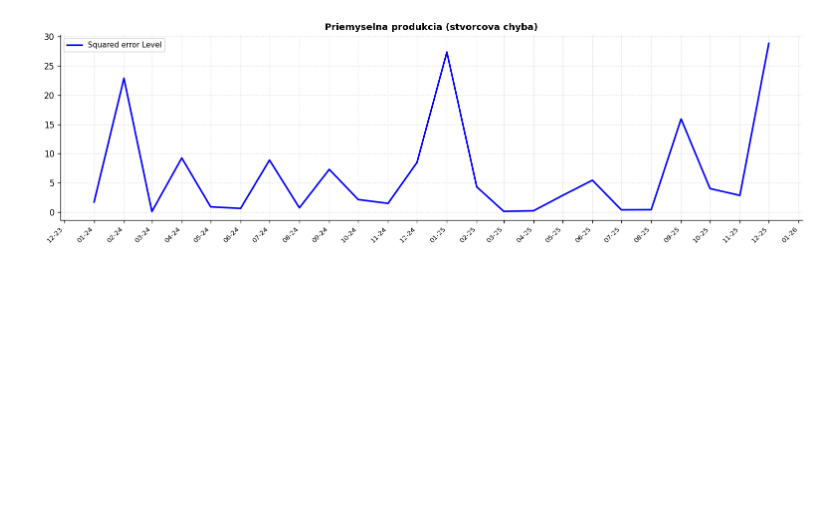
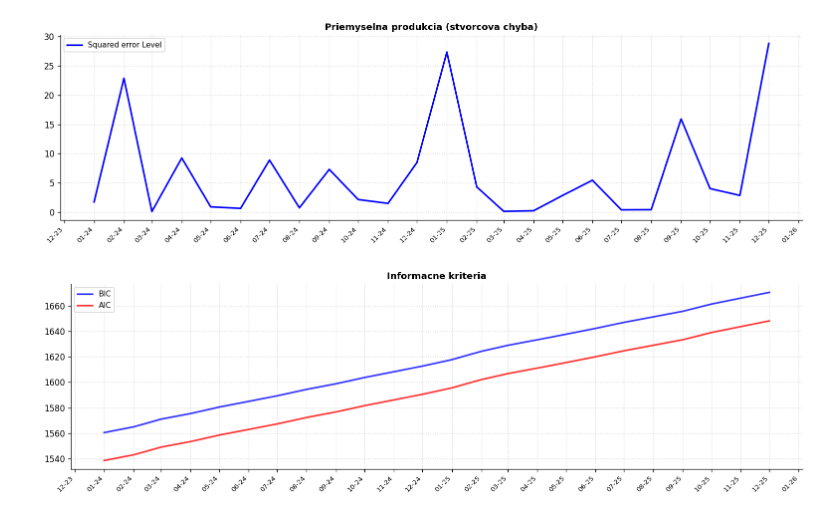
Before and after one commit to Adam24-7/Diplomovka_repo, a Jupyter notebook: models/ARIMAX.ipynb, the cells around one changed output. Cells and saved outputs as stored; diff of their text form; code cells hidden in the pictures; blank space fills up the shorter version.

```diff
--- a/models/ARIMAX.ipynb
+++ b/models/ARIMAX.ipynb
@@ -103,7 +105,7 @@ Trenovacia mnozina: 2000-02-01 az 2023-12-01 (287 obs.)
 Testovacia mnozina: 2024-01-01 az 2025-12-01 (24 obs.)
 # %%
 df_train = pd.concat([y_train, X_train], axis= 1)
-selected_cols = forward_selection(df_train, target_col=y_train.name)
+selected_cols = forward_selection(df_train, target_col=y_train.name, infc="bic")
 X_train = X_train[selected_cols]
 X_test = X_test[selected_cols]
 # %% [output]
@@ -288,8 +269,14 @@ Refity:                 24 / 24
 # %%
 results_arimax = ar_res["results"]
 results_arimax.to_parquet("data/arimax_res")
+
 diagnostics = ar_res["diagnostics"]
-step_diaf = ar_res["step_diagnostics"]
+metrics = diagnostics["residual_diagnostics"]
+
+step_diag = ar_res["step_diagnostics"]
+step_diag_df = pd.DataFrame(step_diag)
+step_diag_df = step_diag_df.set_index("forecast_date")
+
 summary_arimax = ar_res["summary"]
 summary_arimax = pd.DataFrame([summary_arimax])
 summary_arimax.to_parquet("data/arimax_sum")
@@ -360,3 +347,19 @@ curves_per_plot = 3
 _ = forecast_plot(X_axis,Y_axis,titles, labels, colors, linestyles, linewidths, alphas,fig_size, num_rows, num_cols, curves_per_plot)
 # %% [output]
 [figure]
+# %%
+Y_axis = [metrics["bic"], metrics["aic"]]
+X_axis = [metrics.index] * len(Y_axis)
+labels = ["BIC", "AIC"] * len(Y_axis)
+titles = ["Informacne kriteria"]
+colors = ["#0000FF", "#FF0000"] * len(Y_axis)
+linestyles = ["-"] * len(Y_axis)
+linewidths = [] * len(Y_axis)
+alphas = [0.8] * len(Y_axis)
+fig_size = [13,4]
+num_rows = 1
+num_cols = 1
+
+_ = forecast_plot(X_axis,Y_axis,titles, labels, colors, linestyles, linewidths, alphas,fig_size, num_rows, num_cols)
+# %% [output]
+[figure, added]
```
Also changed, not shown: parts of 10 cells of this notebook, 3 other files.
